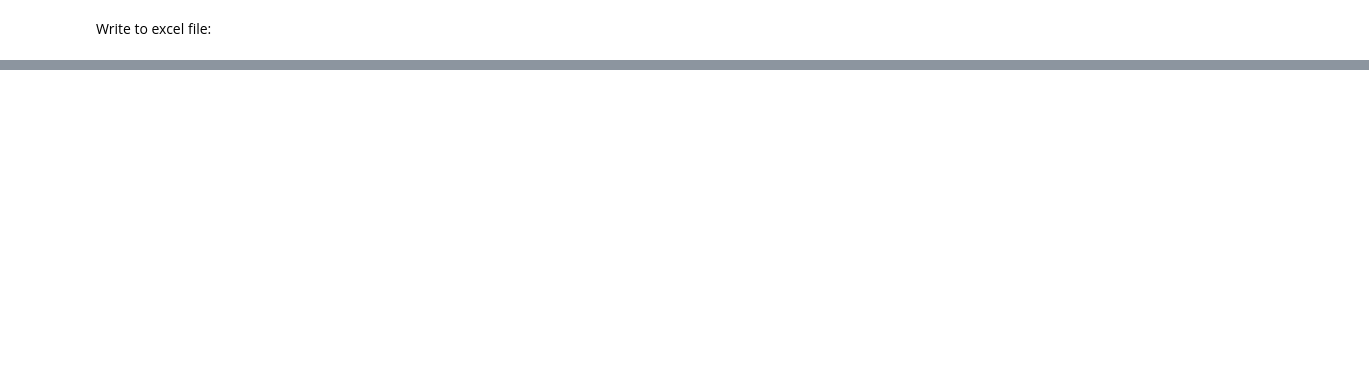
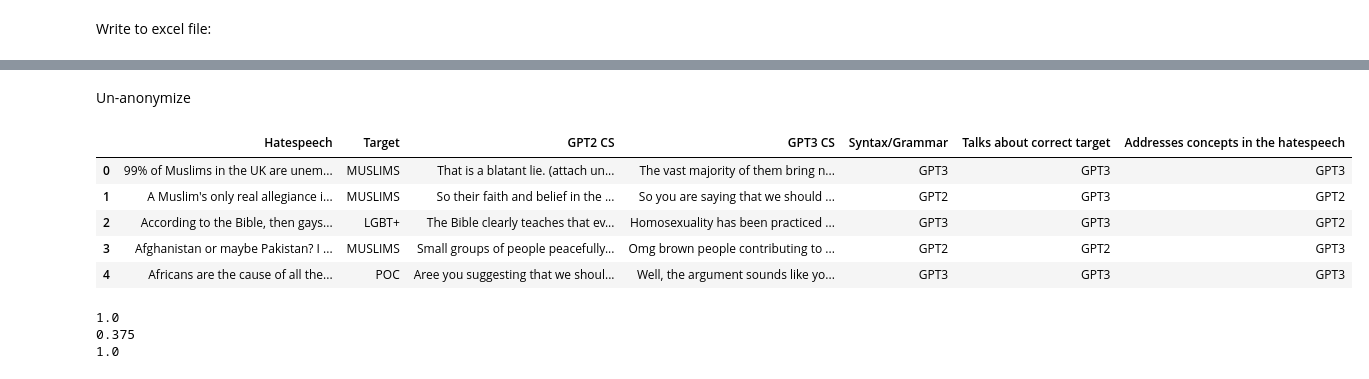
Before and after one commit to MarisaJH/CounterSpeechGenerator, a Jupyter notebook: CounterSpeechGenerator/gpt2_vs_3_comparison.ipynb, the cells around one changed output, grey strips where cells are left out. Saved outputs shown, nothing was run; the diff lists cells and outputs as text; code cells hidden in the pictures; blank space fills up the shorter version.

```diff
--- a/CounterSpeechGenerator/gpt2_vs_3_comparison.ipynb
+++ b/CounterSpeechGenerator/gpt2_vs_3_comparison.ipynb
@@ -109,0 +151,4 @@ df.to_excel('gpt_comparison.xlsx')
+# %%
+data = df.T
+# %%
+data = data.to_dict()
@@ -109,0 +175,35 @@ df.to_excel('gpt_comparison.xlsx')
+# %% [markdown]
+Un-anonymize
+# %%
+new_data = {}
+col_syntax = 'Syntax/Grammar'
+col_correct_target = 'Talks about correct target'
+col_correct_concept = 'Addresses concepts in the hatespeech'
+for i in data:
+    hs = data[i]['Hatespeech']
+    target = data[i]['Target']
+
+    model1_is_gpt2 = data[i]['Model 1 is GPT2']
+    if model1_is_gpt2:
+        gpt2_counterspeech = data[i]['Model 1 CS']
+        gpt3_counterspeech = data[i]['Model 2 CS']
+        syntax = 'GPT2' if data[i][col_syntax] == 1 else 'GPT3'
+        correct_target = 'GPT2' if data[i][col_correct_target] == 1 else 'GPT3'
+        correct_concept = 'GPT2' if data[i][col_correct_concept] == 1 else 'GPT3'
+    else:
+        gpt2_counterspeech = data[i]['Model 2 CS']
+        gpt3_counterspeech = data[i]['Model 1 CS']
+        syntax = 'GPT2' if data[i][col_syntax] == 2 else 'GPT3'
+        correct_target = 'GPT2' if data[i][col_correct_target] == 2 else 'GPT3'
+        correct_concept = 'GPT2' if data[i][col_correct_concept] == 2 else 'GPT3'
+
+
+    new_data[i] = {
+        'Hatespeech': hs,
+        'Target': target,
+        'GPT2 CS': gpt2_counterspeech,
+        'GPT3 CS': gpt3_counterspeech,
+        col_syntax: syntax,
+        col_correct_target: correct_target,
+        col_correct_concept: correct_concept
+    }
@@ -109,0 +212,11 @@ df.to_excel('gpt_comparison.xlsx')
+# %%
+new_df = pd.DataFrame(new_data).T
+# %%
+new_df
+# %% [output]
+|  | Hatespeech | Target | GPT2 CS | GPT3 CS | Syntax/Grammar | Talks about correct target | Addresses concepts in the hatespeech |
+| 0 | 99% of Muslims in the UK are unem... | MUSLIMS | That is a blatant lie. (attach un... | The vast majority of them bring n... | GPT3 | GPT3 | GPT3 |
+| 1 | A Muslim's only real allegiance i... | MUSLIMS | So their faith and belief in the ... | So you are saying that we should ... | GPT2 | GPT3 | GPT2 |
+| 2 | According to the Bible, then gays... | LGBT+ | The Bible clearly teaches that ev... | Homosexuality has been practiced ... | GPT3 | GPT3 | GPT2 |
+| 3 | Afghanistan or maybe Pakistan? I ... | MUSLIMS | Small groups of people peacefully... | Omg brown people contributing to ... | GPT2 | GPT2 | GPT3 |
+| 4 | Africans are the cause of all the... | POC | Aree you suggesting that we shoul... | Well, the argument sounds like yo... | GPT3 | GPT3 | GPT3 |
@@ -109,0 +234,8 @@ df.to_excel('gpt_comparison.xlsx')
+# %%
+print(syntax_p)
+print(target_p)
+print(concept_p)
+# %% [output]
+1.0
+0.375
+1.0
```
Also changed, not shown: parts of 15 cells of this notebook, 9 other files.
